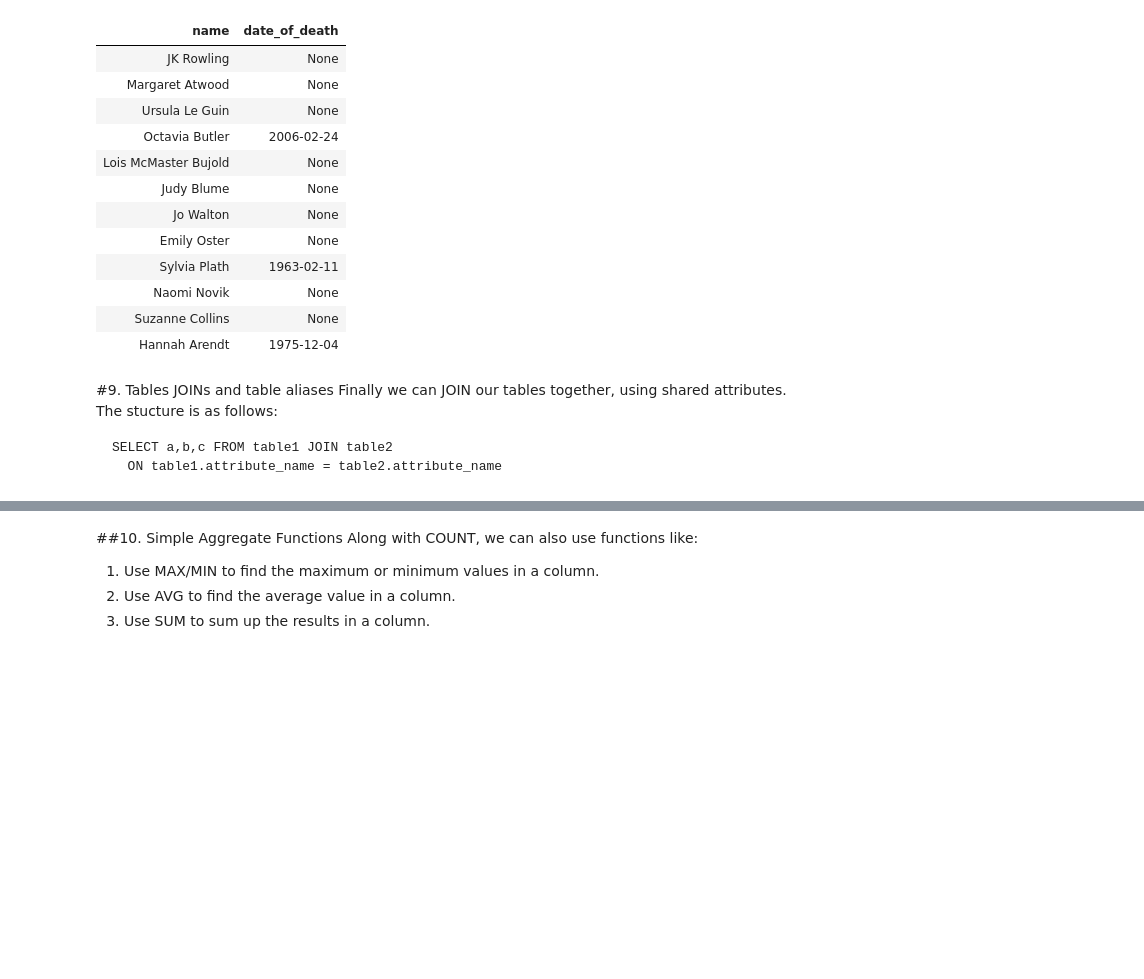
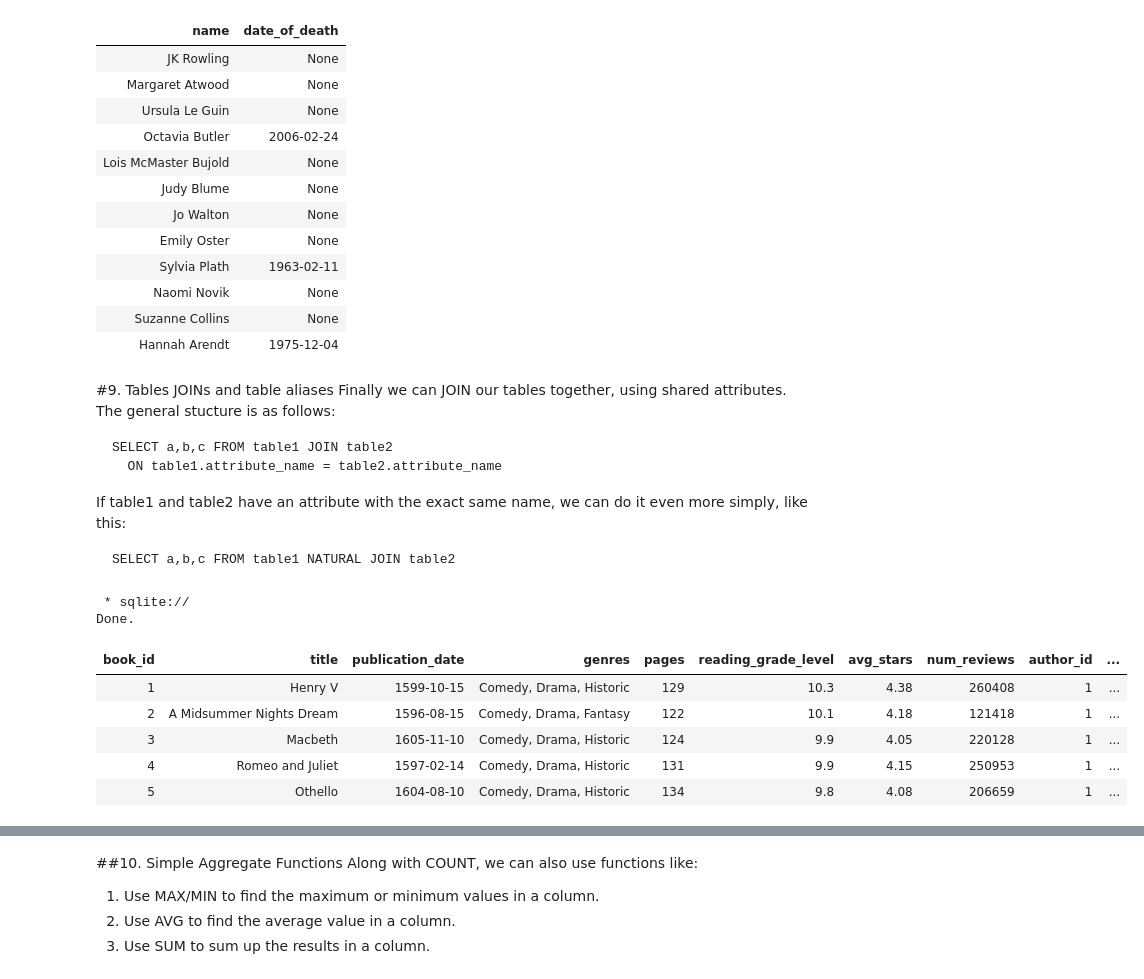
Before and after one commit to rkrebs7/database_sql, a Jupyter notebook: Introduction_to_SQL_1_Books.ipynb, the cells around one changed output, grey strips where cells are left out. Drawn from its saved outputs; the diff is of its cells as text; code cells hidden in the pictures; blank space fills up the shorter version.

````diff
--- a/Introduction_to_SQL_1_Books.ipynb
+++ b/Introduction_to_SQL_1_Books.ipynb
@@ -880,9 +880,16 @@ Done.
 | Hannah Arendt | 1975-12-04 |
 # %% [markdown]
 #9. Tables JOINs and table aliases
-Finally we can JOIN our tables together, using shared attributes. The stucture is as follows:
+Finally we can JOIN our tables together, using shared attributes. The general stucture is as follows:
 
 ```
 SELECT a,b,c FROM table1 JOIN table2
   ON table1.attribute_name = table2.attribute_name
 ```
+If table1 and table2 have an attribute with the exact same name, we can do it even more simply, like this:
+
+
+
+```
+SELECT a,b,c FROM table1 NATURAL JOIN table2
+```
@@ -895,0 +896,15 @@ SELECT a,b,c FROM table1 JOIN table2
+# %%
+%%sql
+
+SELECT * FROM Books JOIN Authors
+  ON Books.author_id = Authors.author_id
+  LIMIT 5;
+# %% [output]
+ * sqlite://
+Done.
+| book_id | title | publication_date | genres | pages | reading_grade_level | avg_stars | num_reviews | author_id | ... |
+| 1 | Henry V | 1599-10-15 | Comedy, Drama, Historic | 129 | 10.3 | 4.38 | 260408 | 1 | ... |
+| 2 | A Midsummer Nights Dream | 1596-08-15 | Comedy, Drama, Fantasy | 122 | 10.1 | 4.18 | 121418 | 1 | ... |
+| 3 | Macbeth | 1605-11-10 | Comedy, Drama, Historic | 124 | 9.9 | 4.05 | 220128 | 1 | ... |
+| 4 | Romeo and Juliet | 1597-02-14 | Comedy, Drama, Historic | 131 | 9.9 | 4.15 | 250953 | 1 | ... |
+| 5 | Othello | 1604-08-10 | Comedy, Drama, Historic | 134 | 9.8 | 4.08 | 206659 | 1 | ... |
````
Also changed, not shown: parts of 5 cells of this notebook.
